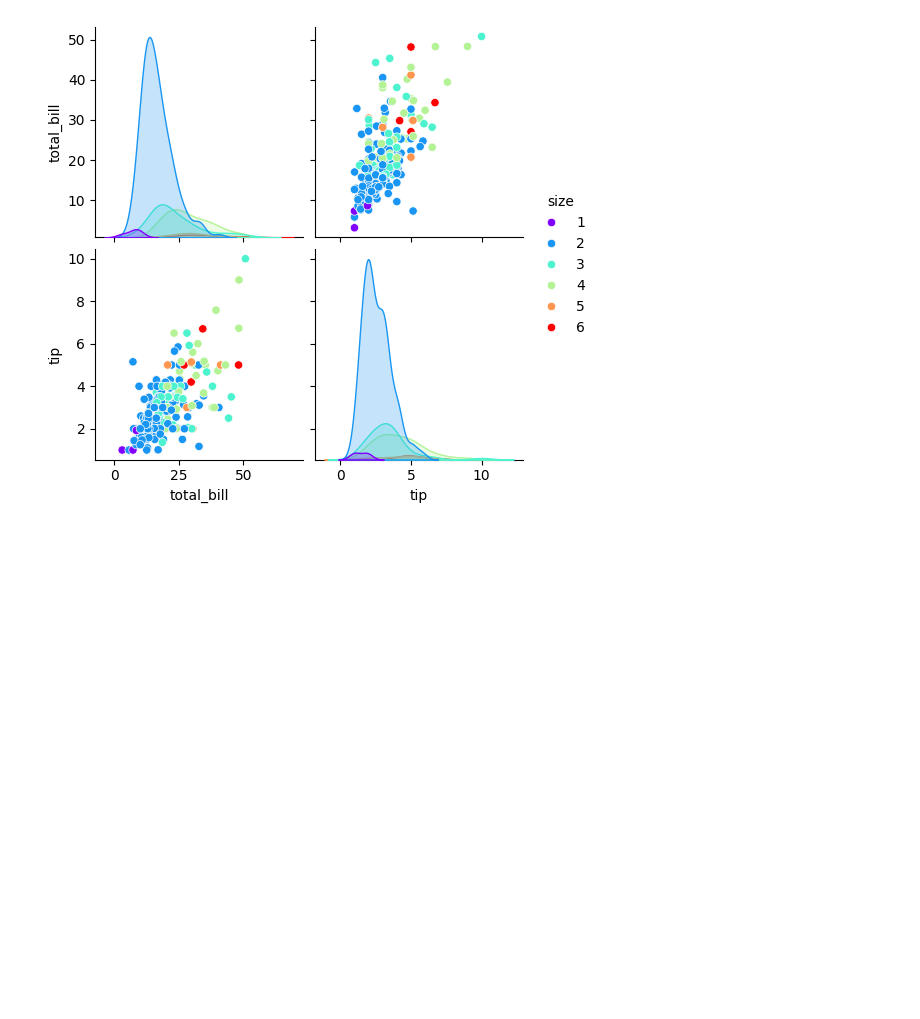
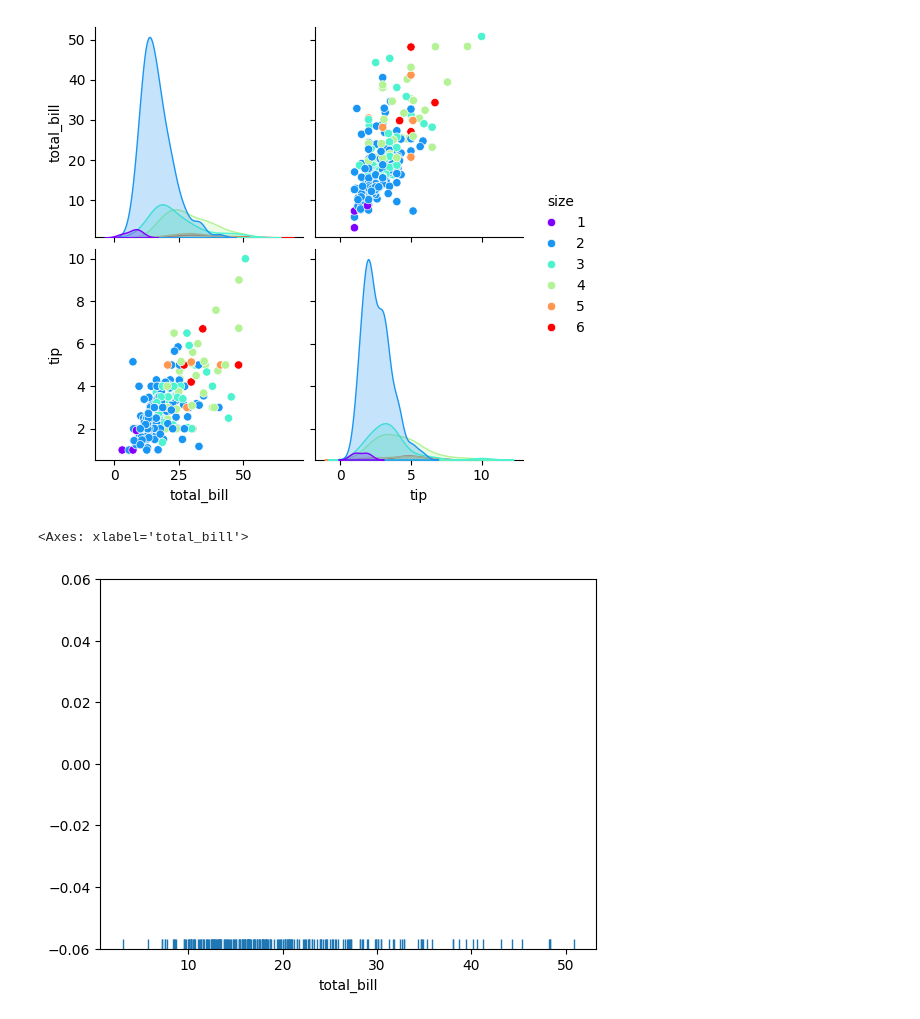
Before and after one commit to bhumipandey06/DataVisualization, a Jupyter notebook: DistributionPlots.ipynb, the cells around one changed output. Saved outputs shown, nothing was run; the diff lists cells and outputs as text; code cells hidden in the pictures; blank space fills up the shorter version.

Commit message:
distributionPlots - rugplot

```diff
--- a/DistributionPlots.ipynb
+++ b/DistributionPlots.ipynb
@@ -51,3 +51,8 @@ sns.pairplot(df, hue='size', palette='rainbow')
 # %% [output]
 <seaborn.axisgrid.PairGrid at 0x...>
 [figure]
+# %%
+sns.rugplot(df['total_bill'])
+# %% [output]
+<Axes: xlabel='total_bill'>
+[figure, added]
```
